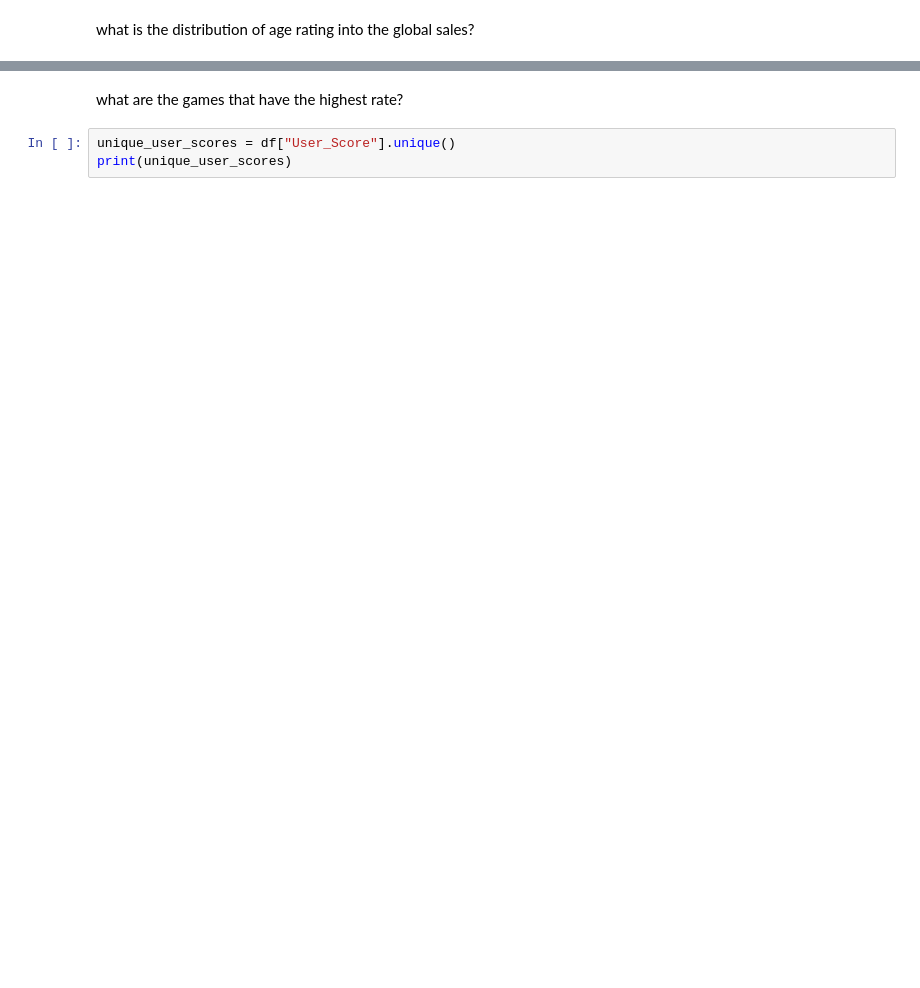
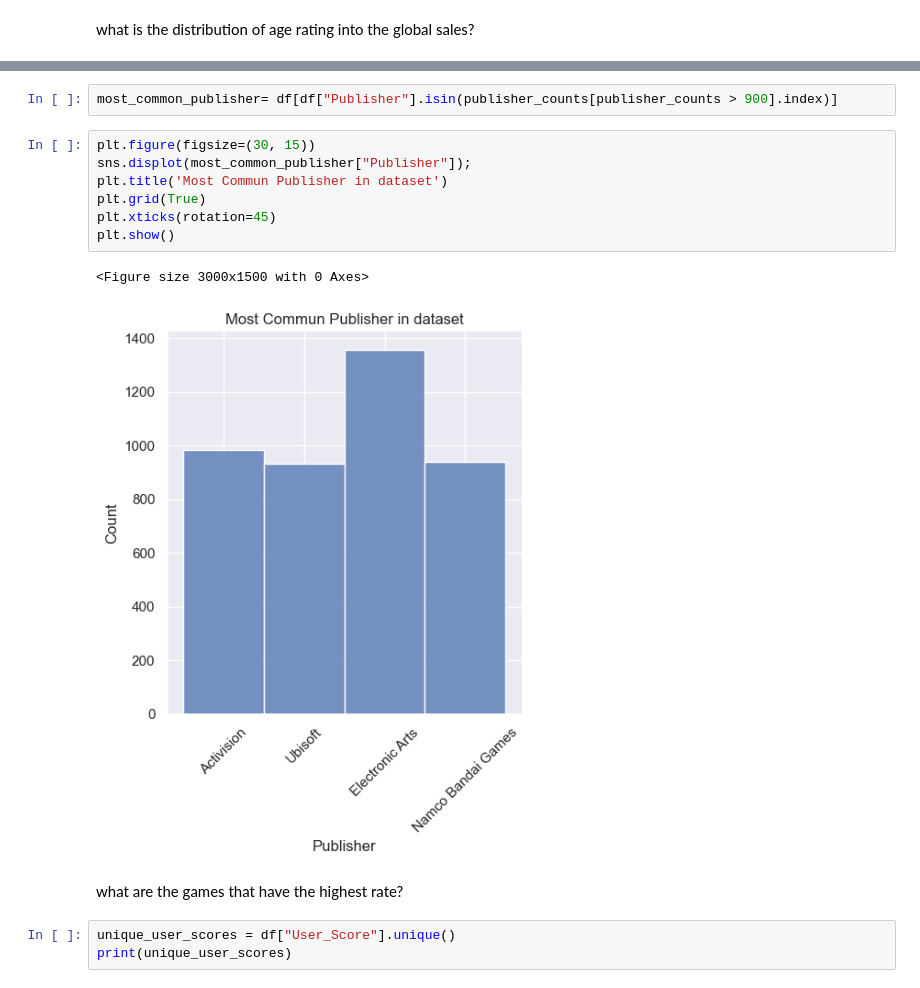
Before and after one commit to Sba23037/CristinaPriolo_DVizHDip_CA1, a Jupyter notebook: CristinaPriolo_DVizHDip_CA1.ipynb, the cells around one changed output, grey strips where cells are left out. Cells and saved outputs as stored; diff of their text form; blank space fills up the shorter version.

```diff
--- a/CristinaPriolo_DVizHDip_CA1.ipynb
+++ b/CristinaPriolo_DVizHDip_CA1.ipynb
@@ -658,3 +747,15 @@ plt.show()
+# %%
+most_common_publisher= df[df["Publisher"].isin(publisher_counts[publisher_counts > 900].index)]
+# %%
+plt.figure(figsize=(30, 15))
+sns.displot(most_common_publisher["Publisher"]);
+plt.title('Most Commun Publisher in dataset')
+plt.grid(True)
+plt.xticks(rotation=45)
+plt.show()
+# %% [output]
+<Figure size 3000x1500 with 0 Axes>
+[figure, added]
 # %% [markdown]
 what are the games that have the highest rate?
 # %%
```
Also changed, not shown: parts of 47 cells of this notebook.
